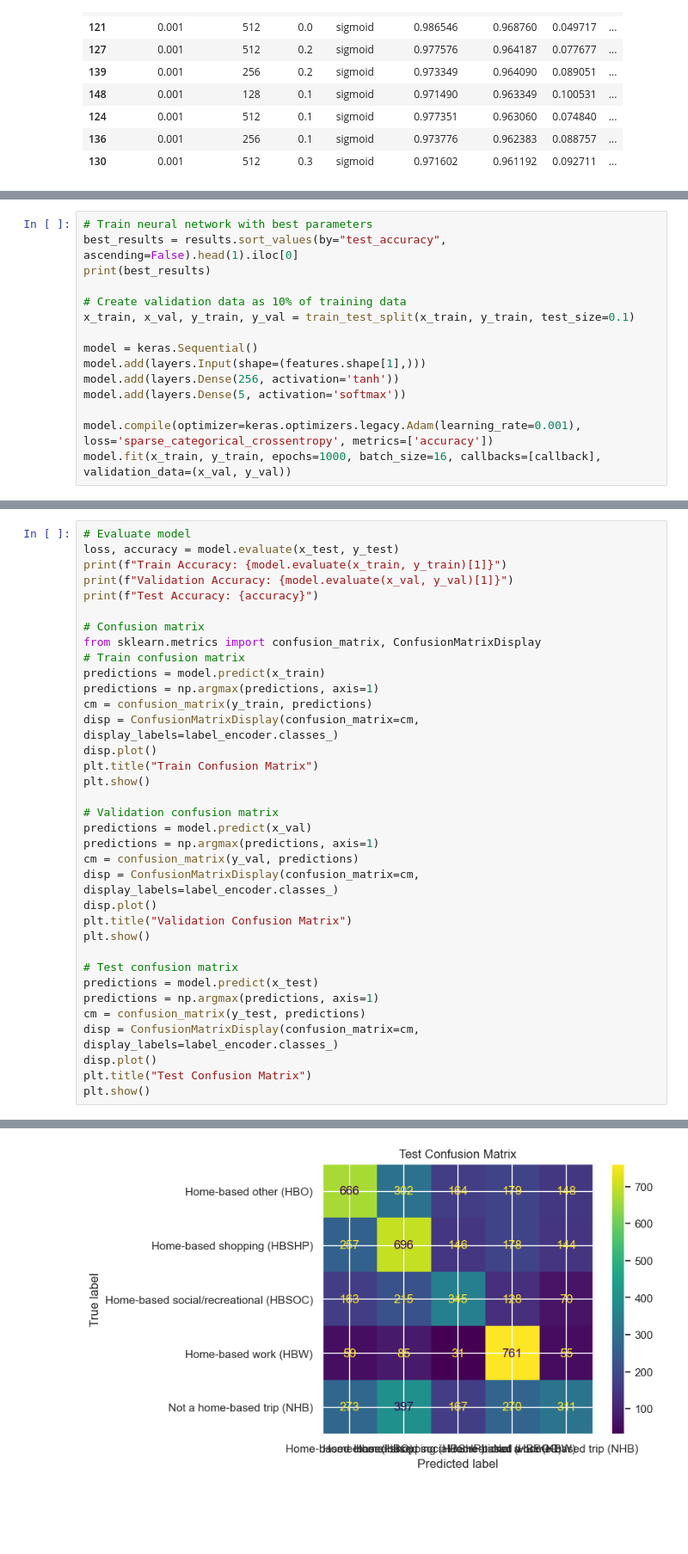
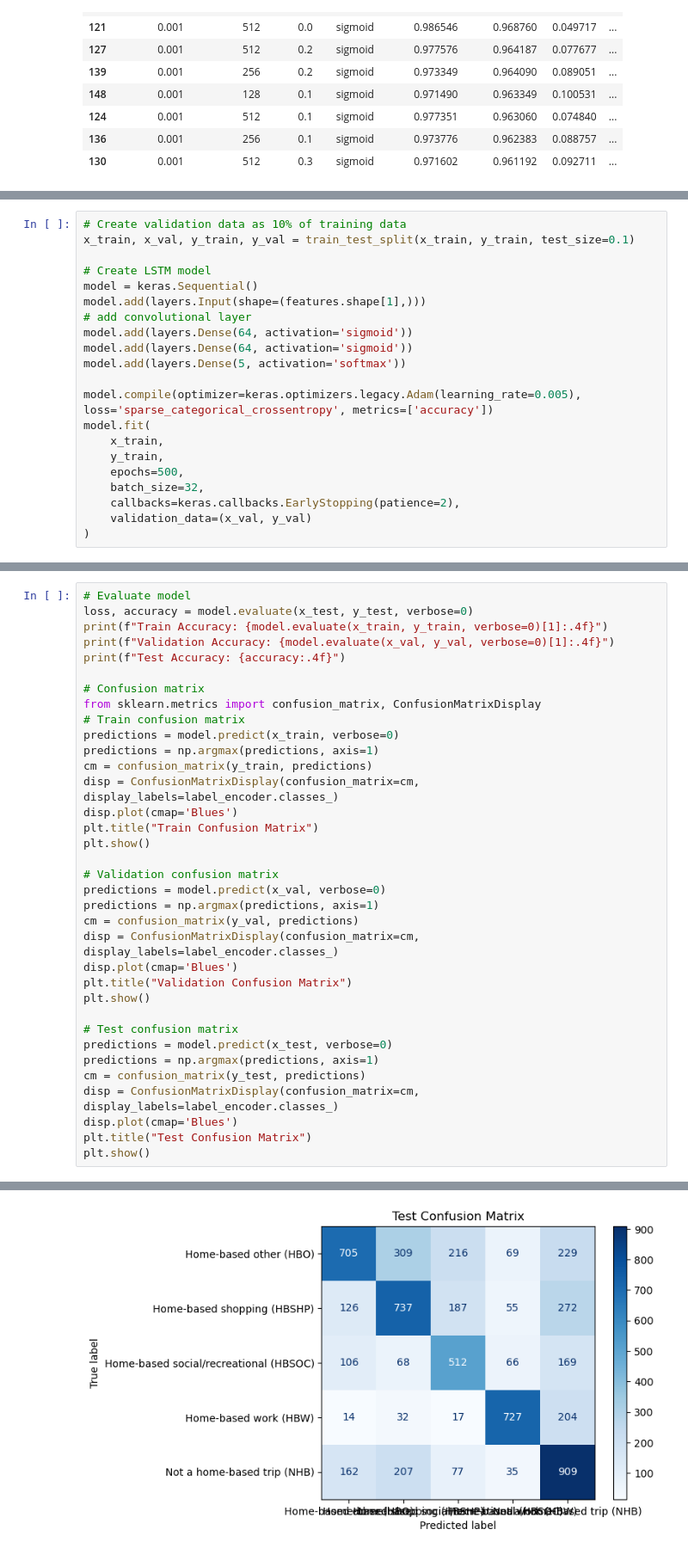
Before and after one commit to mfgeary/dsan5300-project, a Jupyter notebook: code/Neural-net-model/neural_net.ipynb, the cells around one changed output, grey strips where cells are left out. Shown at 86% size. Saved outputs shown, nothing was run; the diff lists cells and outputs as text; blank space fills up the shorter version.

```diff
--- a/code/Neural-net-model/neural_net.ipynb
+++ b/code/Neural-net-model/neural_net.ipynb
@@ -173,16 +154,22 @@ Index(['household_id', 'person_id', 'trip_id', 'sequential_trip_id',
 # %%
-# Train neural network with best parameters
-best_results = results.sort_values(by="test_accuracy", ascending=False).head(1).iloc[0]
-print(best_results)
-
 # Create validation data as 10% of training data
 x_train, x_val, y_train, y_val = train_test_split(x_train, y_train, test_size=0.1)
 
+# Create LSTM model
 model = keras.Sequential()
 model.add(layers.Input(shape=(features.shape[1],)))
-model.add(layers.Dense(256, activation='tanh'))
+# add convolutional layer
+model.add(layers.Dense(64, activation='sigmoid'))
+model.add(layers.Dense(64, activation='sigmoid'))
 model.add(layers.Dense(5, activation='softmax'))
 
-model.compile(optimizer=keras.optimizers.legacy.Adam(learning_rate=0.001), loss='sparse_categorical_crossentropy', metrics=['accuracy'])
-model.fit(x_train, y_train, epochs=1000, batch_size=16, callbacks=[callback], validation_data=(x_val, y_val))
+model.compile(optimizer=keras.optimizers.legacy.Adam(learning_rate=0.005), loss='sparse_categorical_crossentropy', metrics=['accuracy'])
+model.fit(
+    x_train,
+    y_train,
+    epochs=500,
+    batch_size=32,
+    callbacks=keras.callbacks.EarlyStopping(patience=2),
+    validation_data=(x_val, y_val)
+)
 # %% [output]
@@ -206,37 +193,37 @@ Epoch 41/1000
 <keras.src.callbacks.History at 0x...>
 # %%
 # Evaluate model
-loss, accuracy = model.evaluate(x_test, y_test)
-print(f"Train Accuracy: {model.evaluate(x_train, y_train)[1]}")
-print(f"Validation Accuracy: {model.evaluate(x_val, y_val)[1]}")
-print(f"Test Accuracy: {accuracy}")
+loss, accuracy = model.evaluate(x_test, y_test, verbose=0)
+print(f"Train Accuracy: {model.evaluate(x_train, y_train, verbose=0)[1]:.4f}")
+print(f"Validation Accuracy: {model.evaluate(x_val, y_val, verbose=0)[1]:.4f}")
+print(f"Test Accuracy: {accuracy:.4f}")
 
 # Confusion matrix
 from sklearn.metrics import confusion_matrix, ConfusionMatrixDisplay
 # Train confusion matrix
-predictions = model.predict(x_train)
+predictions = model.predict(x_train, verbose=0)
 predictions = np.argmax(predictions, axis=1)
 cm = confusion_matrix(y_train, predictions)
 disp = ConfusionMatrixDisplay(confusion_matrix=cm, display_labels=label_encoder.classes_)
-disp.plot()
+disp.plot(cmap='Blues')
 plt.title("Train Confusion Matrix")
 plt.show()
 
 # Validation confusion matrix
-predictions = model.predict(x_val)
+predictions = model.predict(x_val, verbose=0)
 predictions = np.argmax(predictions, axis=1)
 cm = confusion_matrix(y_val, predictions)
 disp = ConfusionMatrixDisplay(confusion_matrix=cm, display_labels=label_encoder.classes_)
-disp.plot()
+disp.plot(cmap='Blues')
 plt.title("Validation Confusion Matrix")
 plt.show()
 
 # Test confusion matrix
-predictions = model.predict(x_test)
+predictions = model.predict(x_test, verbose=0)
 predictions = np.argmax(predictions, axis=1)
 cm = confusion_matrix(y_test, predictions)
 disp = ConfusionMatrixDisplay(confusion_matrix=cm, display_labels=label_encoder.classes_)
-disp.plot()
+disp.plot(cmap='Blues')
 plt.title("Test Confusion Matrix")
 plt.show()
 # %% [output]
@@ -254 +235 @@ Test Accuracy: 0.4475040137767792
-[figure, old version]
+[figure, new version]
```
Also changed, not shown: parts of 7 cells of this notebook, 2 other files.
